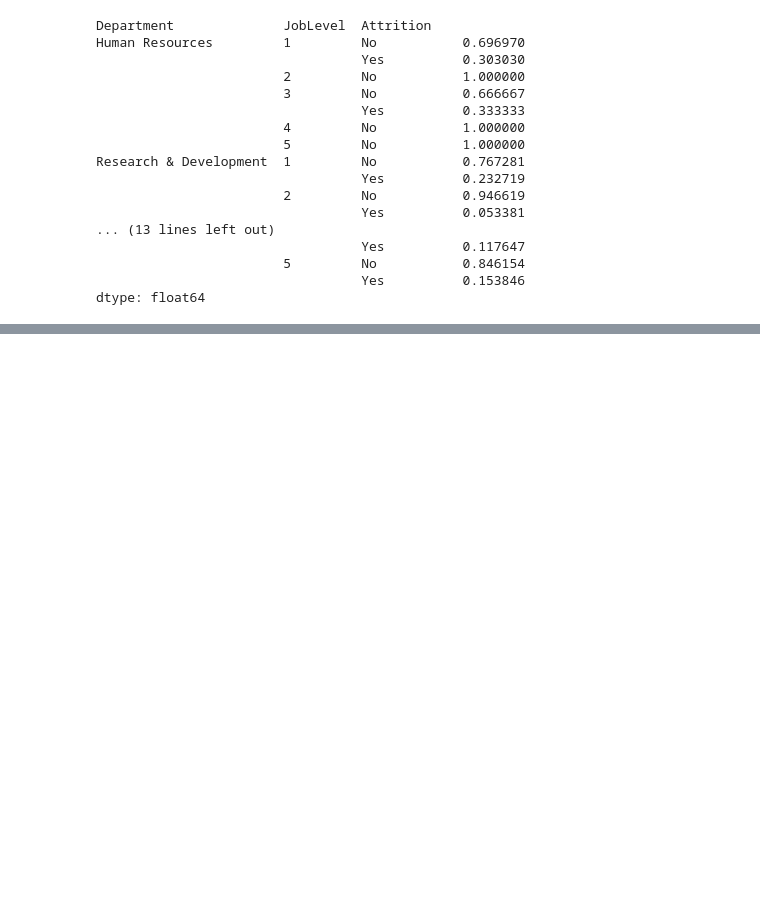
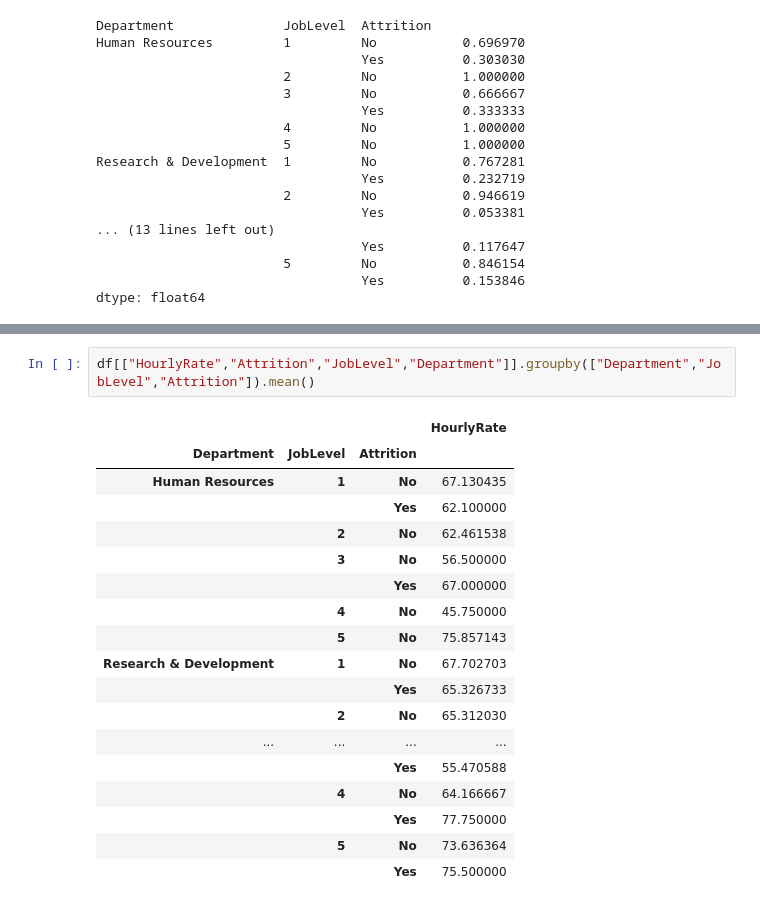
Before and after one commit to tdesai1969/540_group_project, a Jupyter notebook: Akshay/joblevel_analysis.ipynb, the cells around one changed output, grey strips where cells are left out. Cells and saved outputs as stored; diff of their text form; blank space fills up the shorter version.

```diff
--- a/Akshay/joblevel_analysis.ipynb
+++ b/Akshay/joblevel_analysis.ipynb
@@ -55,0 +107,21 @@ Length: 98, dtype: float64
+# %%
+df[["HourlyRate","Attrition","JobLevel","Department"]].groupby(["Department","JobLevel","Attrition"]).mean()
+# %% [output]
+|  |  |  | HourlyRate |
+| Department | JobLevel | Attrition |  |
+| Human Resources | 1 | No | 67.130435 |
+|  |  | Yes | 62.100000 |
+|  | 2 | No | 62.461538 |
+|  | 3 | No | 56.500000 |
+|  |  | Yes | 67.000000 |
+|  | 4 | No | 45.750000 |
+|  | 5 | No | 75.857143 |
+| Research & Development | 1 | No | 67.702703 |
+|  |  | Yes | 65.326733 |
+|  | 2 | No | 65.312030 |
+| ... | ... | ... | ... |
+|  |  | Yes | 55.470588 |
+|  | 4 | No | 64.166667 |
+|  |  | Yes | 77.750000 |
+|  | 5 | No | 73.636364 |
+|  |  | Yes | 75.500000 |
```
Also changed, not shown: parts of 8 cells of this notebook, 1 other file.
